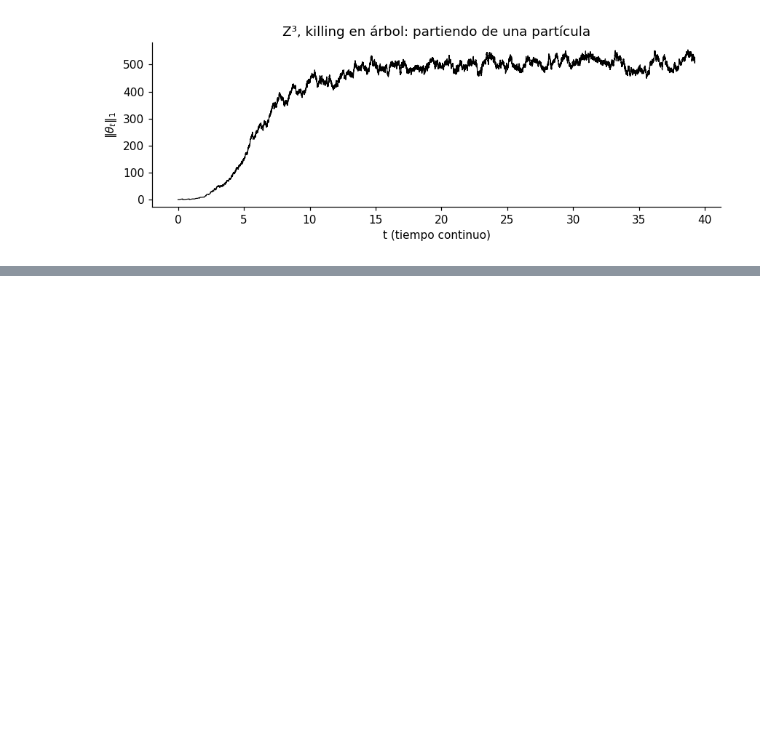
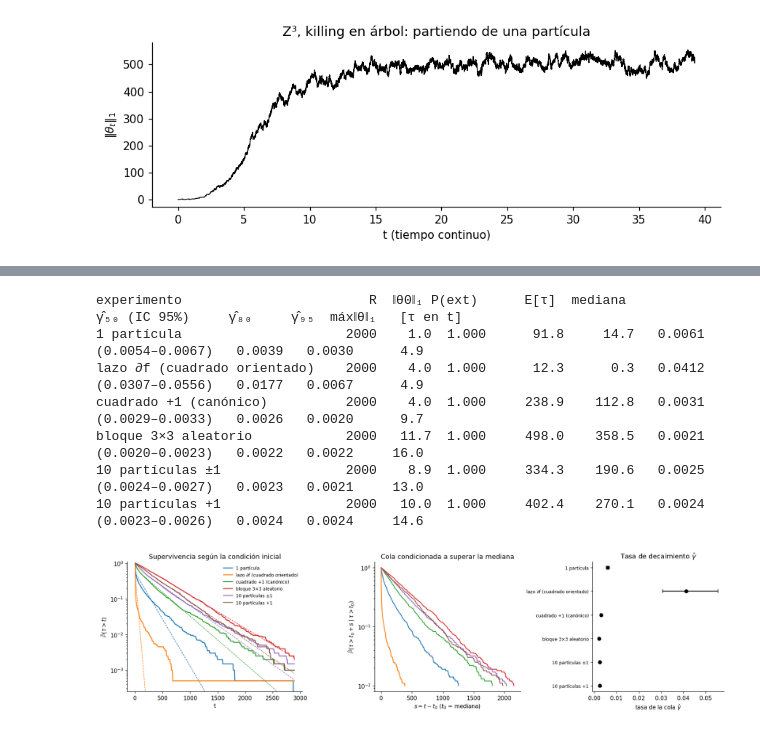
Before and after one commit to martinmaturana777/Branching-Process-Complexes, a Jupyter notebook: branching_process_complexes.ipynb, the cells around one changed output, grey strips where cells are left out. Saved outputs shown, nothing was run; the diff lists cells and outputs as text; code cells hidden in the pictures; blank space fills up the shorter version.

```diff
--- a/branching_process_complexes.ipynb
+++ b/branching_process_complexes.ipynb
@@ -527,17 +452,18 @@ class SimulationResult:
     def extinct(self):
         return self.log.l1[-1] == 0
 # %%
-def run_branching_process(theta0, n_steps, cx, kill_mask=None, random_seed=None, clock="generator"):
+def run_branching_process(theta0, n_steps, cx, kill_mask=None, random_seed=None, clock="generator", t_max=np.inf):
     """Simula el proceso de ramificación con absorción en T.
 
     Parámetros
     ----------
     theta0      : configuración inicial θ_0 ∈ Z^{E+} (vector de cargas en las aristas).
-    n_steps     : número máximo de eventos (se detiene antes si el proceso se extingue).
+    n_steps     : número máximo de eventos.
     cx          : CubicalComplex.
     kill_mask   : máscara booleana de T (por defecto T = ∅).
-    random_seed : semilla para np.random.default_rng (reproducibilidad).
+    random_seed : semilla (o Generator) para np.random.default_rng (reproducibilidad).
     clock       : 'generator' (tasa 1 por par partícula-cara, como el generador L) o 'per_particle'.
+    t_max       : horizonte de tiempo continuo; la simulación se corta (censura) al superarlo.
     """
     rng = np.random.default_rng(random_seed)
     kill_mask = no_killing_mask(cx) if kill_mask is None else np.asarray(kill_mask, bool)
@@ -555,7 +481,7 @@ def run_branching_process(theta0, n_steps, cx, kill_mask=None, random_seed=None,
     for t in range(n_steps):  # único bucle: la evolución temporal de la cadena de Markov
         weights = particle_weights(theta, lam, clock)
         total = weights.sum()
-        if total == 0:  # θ = 0: extinción
+        if total == 0 or time >= t_max:  # extinción o censura por tiempo
             break
         e = sample_edge(weights, total, rng)
         f, incidence = sample_adjacent_face(e, B_csr, rng)
@@ -1301,0 +1365,32 @@ meseta: ‖θ‖_1 ≈ 503 ± 19   (|E∖T| = 1216 aristas disponibles)
+# %%
+L_REF = (10, 10)
+R_REF = 2000
+INITIAL_CONDITIONS = {
+    "1 partícula": init_single_particle,
+    "lazo ∂f (cuadrado orientado)": init_oriented_square,
+    "cuadrado +1 (canónico)": init_unit_square,
+    "bloque 3×3 aleatorio": partial(init_random_block, side=3, p=0.5),
+    "10 partículas ±1": partial(init_random_particles, n=10, signed=True),
+    "10 partículas +1": partial(init_random_particles, n=10, signed=False),
+}
+samples_ic = [extinction_sample(name, L_REF, f, kill_tree, R_REF, master_seed=SEED + k)
+              for k, (name, f) in enumerate(INITIAL_CONDITIONS.items())]
+rows_ic = print_summary(samples_ic)
+
+fig, axes = plt.subplots(1, 3, figsize=(16, 4.3), gridspec_kw={"width_ratios": [1.2, 1, 0.9]})
+plot_survival(axes[0], samples_ic)
+axes[0].set_title("Supervivencia según la condición inicial")
+plot_conditional_tails(axes[1], samples_ic)
+axes[1].set_title("Cola condicionada a superar la mediana")
+plot_rates(axes[2], rows_ic)
+axes[2].set_title(r"Tasa de decaimiento $\hat\gamma$")
+plt.tight_layout(); plt.show()
+# %% [output]
+experimento                        R  ‖θ0‖₁ P(ext)      E[τ]  mediana               γ̂₅₀ (IC 95%)     γ̂₈₀     γ̂₉₅  máx‖θ‖₁   [τ en t]
+1 partícula                     2000    1.0  1.000      91.8     14.7   0.0061    (0.0054–0.0067)   0.0039   0.0030      4.9
+lazo ∂f (cuadrado orientado)    2000    4.0  1.000      12.3      0.3   0.0412    (0.0307–0.0556)   0.0177   0.0067      4.9
+cuadrado +1 (canónico)          2000    4.0  1.000     238.9    112.8   0.0031    (0.0029–0.0033)   0.0026   0.0020      9.7
+bloque 3×3 aleatorio            2000   11.7  1.000     498.0    358.5   0.0021    (0.0020–0.0023)   0.0022   0.0022     16.0
+10 partículas ±1                2000    8.9  1.000     334.3    190.6   0.0025    (0.0024–0.0027)   0.0023   0.0021     13.0
+10 partículas +1                2000   10.0  1.000     402.4    270.1   0.0024    (0.0023–0.0026)   0.0024   0.0024     14.6
+[figure, added]
```
Also changed, not shown: parts of 90 cells of this notebook, 9 other files.
